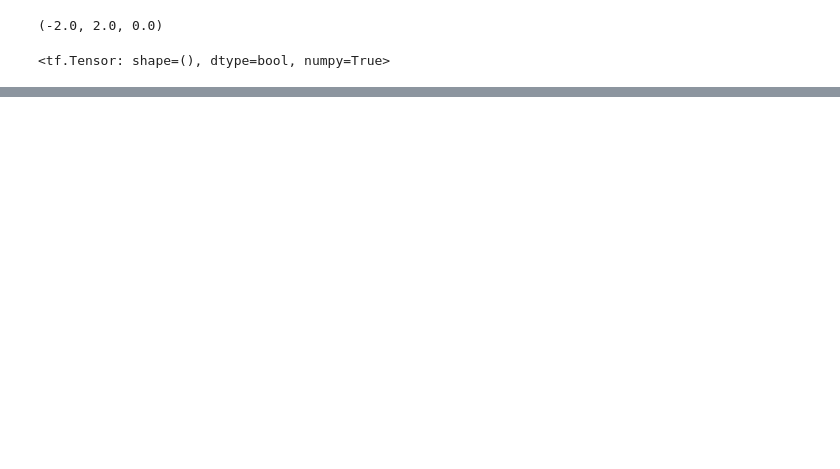
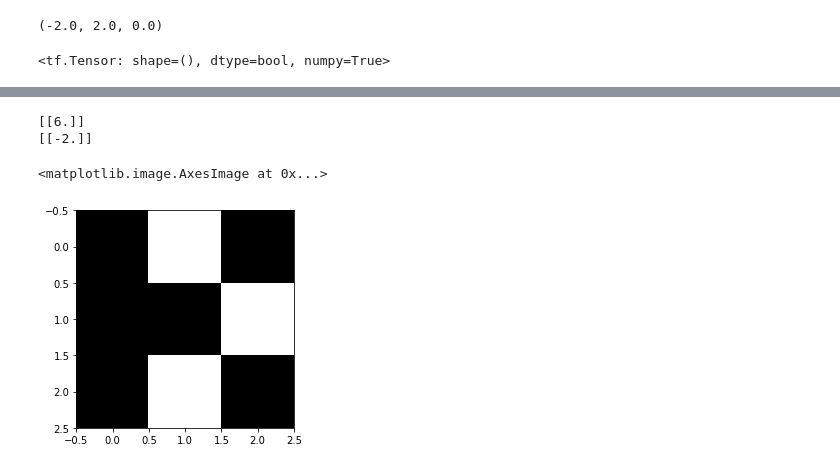
Before and after one commit to PabloBrianese/introduction-to-deep-learning, a Jupyter notebook: introduction-to-tensorflow-in-python/chapter1.ipynb, the cells around one changed output, grey strips where cells are left out. Drawn from its saved outputs; the diff is of its cells as text; code cells hidden in the pictures; blank space fills up the shorter version.

Commit message:
Modelo simple para detectar una letra K

```diff
--- a/introduction-to-tensorflow-in-python/chapter1.ipynb
+++ b/introduction-to-tensorflow-in-python/chapter1.ipynb
@@ -282,0 +318,17 @@ prediction == 1.0  # Is letter equal to K?
+# %%
+letra_k = tf.constant([[1., 0., 1., 1., 1., 0., 1., 0., 1.]], dtype='float32')
+letra_o = tf.constant([[0., 1., 0., 1., 0., 1., 0., 1., 0.]], dtype='float32')
+model = tf.constant([[1.], [-1.], [1.], [1.], [1.], [-1.], [1.], [-1.], [1.]], dtype='float32')
+prediction = tf.matmul(letra_k, model)
+prediction2 = tf.matmul(letra_o, model)
+
+print(prediction.numpy())
+print(prediction2.numpy())
+# %% [output]
+[[6.]]
+[[-2.]]
+# %%
+plt.imshow(letter, cmap='Greys')
+# %% [output]
+<matplotlib.image.AxesImage at 0x...>
+[figure, added]
```
Also changed, not shown: parts of 5 cells of this notebook.
